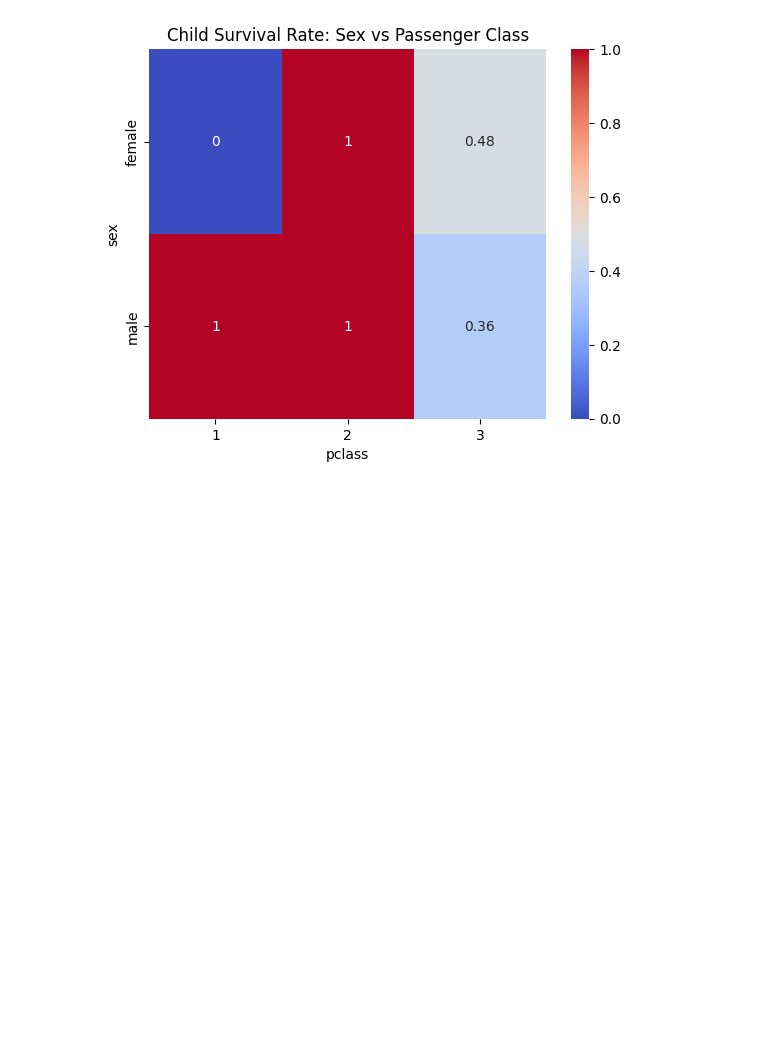
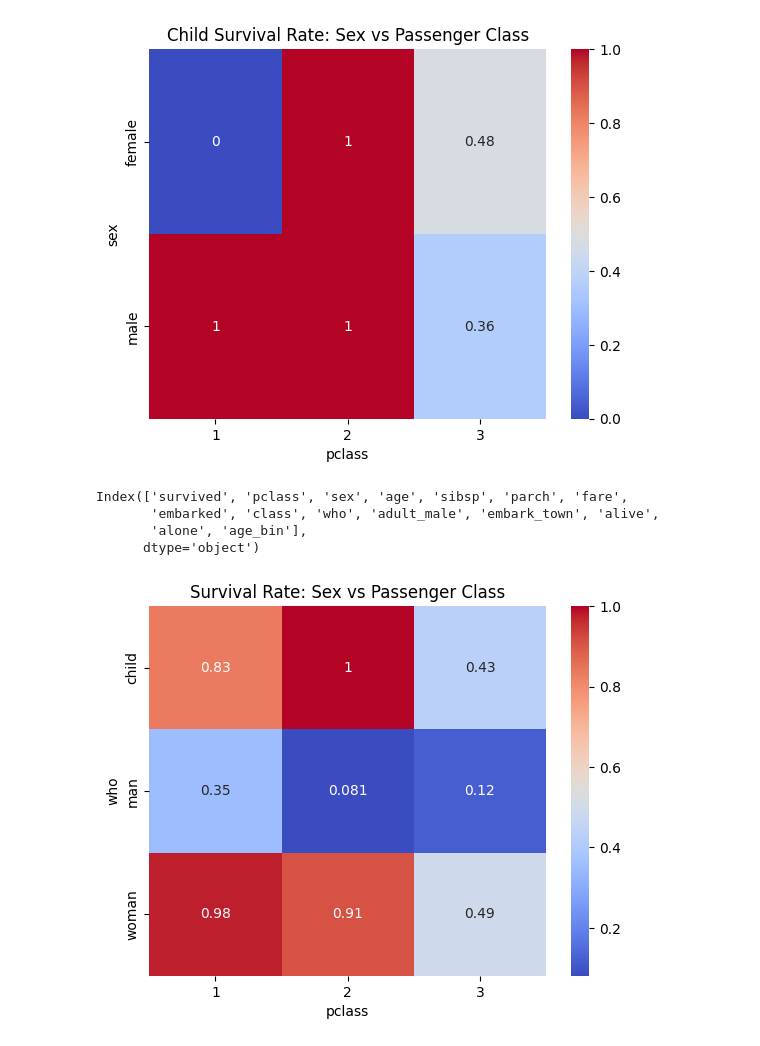
Before and after one commit to keshak-Ctrl/titanic-dataset-analysis, a Jupyter notebook: advance_visualization.ipynb, the cells around one changed output. Drawn from its saved outputs; the diff is of its cells as text; code cells hidden in the pictures; blank space fills up the shorter version.

Commit message:
heat map for different women, child, man with class and survival rate

```diff
--- a/advance_visualization.ipynb
+++ b/advance_visualization.ipynb
@@ -95,3 +95,18 @@ plt.show()
 # and in third class was alomost the same for both male and female children, with a slightly higher survival rate
 # for female children. This suggests that while passenger class had a significant impact on survival rates for
 # children.
+# %%
+df.columns
+# %% [output]
+Index(['survived', 'pclass', 'sex', 'age', 'sibsp', 'parch', 'fare',
+       'embarked', 'class', 'who', 'adult_male', 'embark_town', 'alive',
+       'alone', 'age_bin'],
+      dtype='object')
+# %%
+pivot = df.pivot_table(values='survived', index='who', columns='pclass', aggfunc='mean')
+
+sns.heatmap(pivot, annot=True, cmap='coolwarm')
+plt.title('Survival Rate: Sex vs Passenger Class')
+plt.show()
+# %% [output]
+[figure, added]
```
Also changed, not shown: parts of 1 cell of this notebook.
